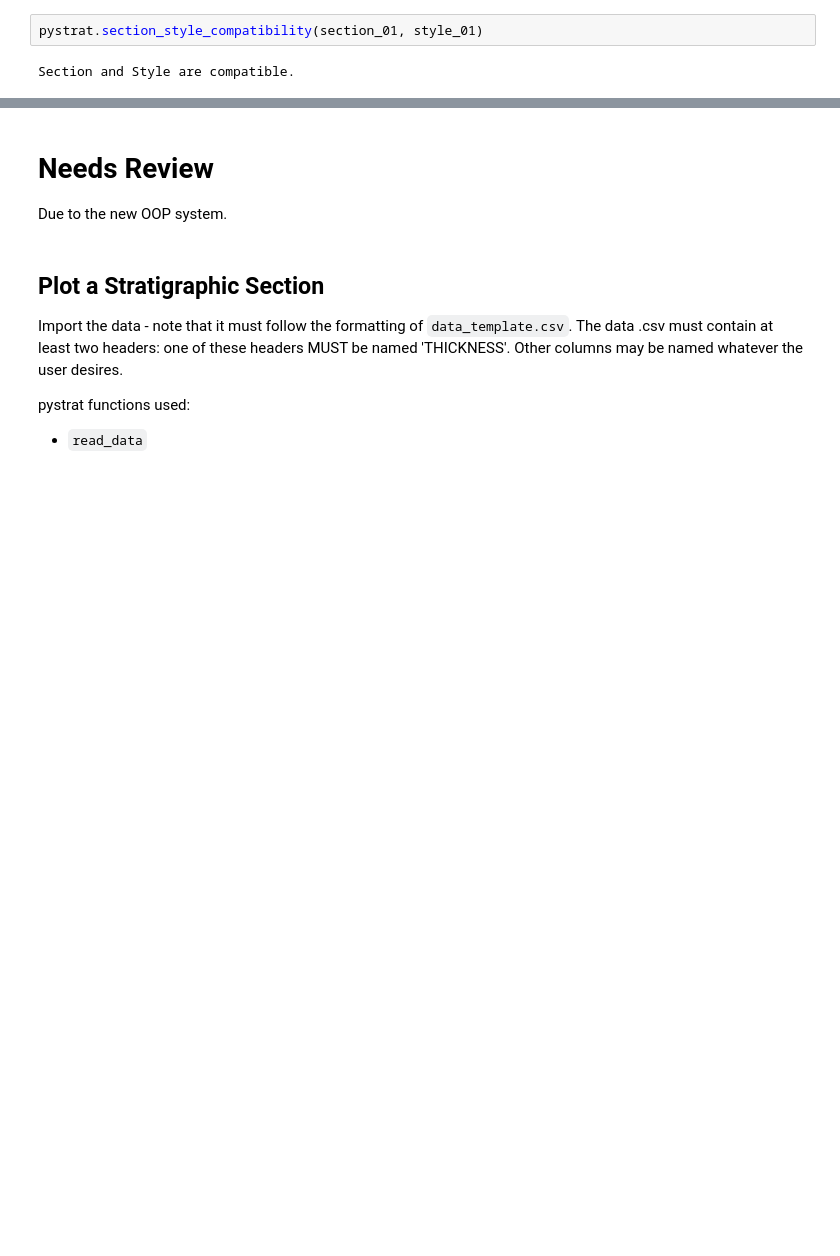
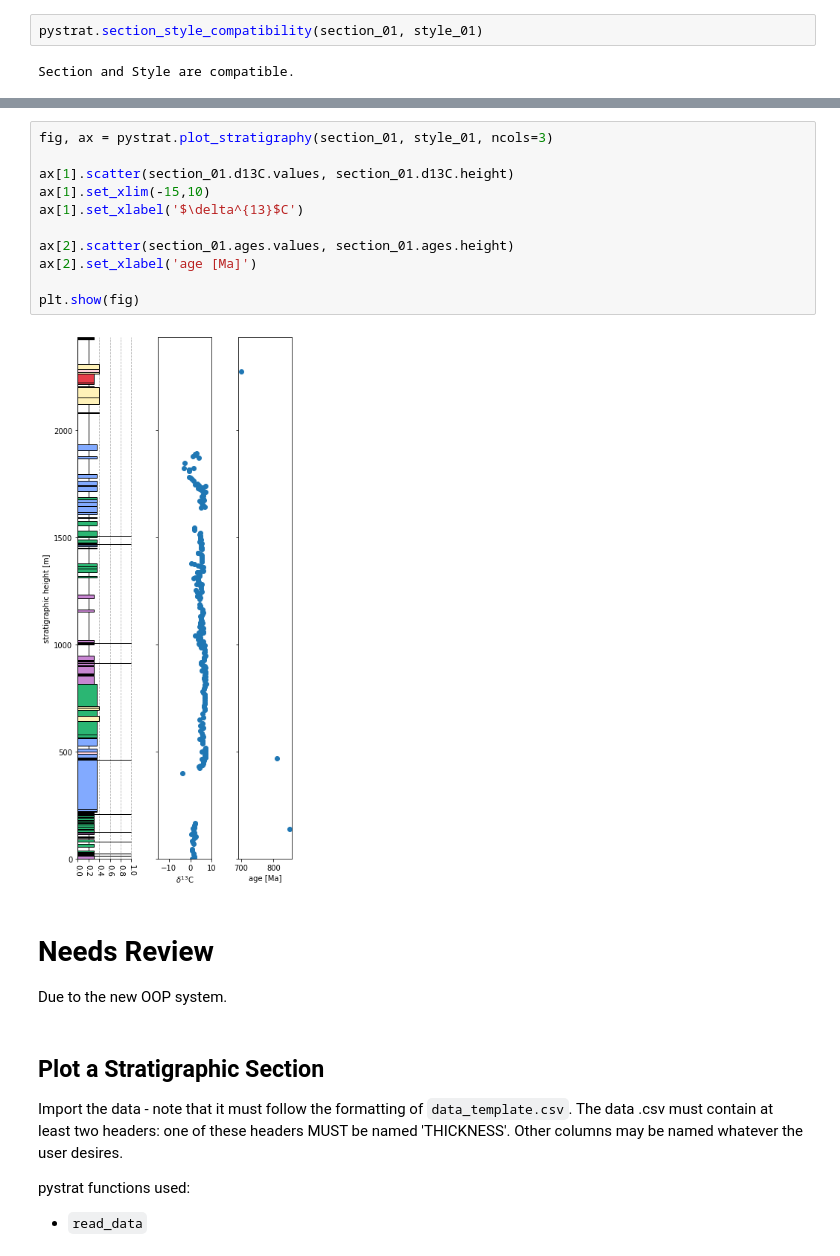
Before and after one commit to yuempark/pystrat, a Jupyter notebook: pystrat-tutorial.ipynb, the cells around one changed output, grey strips where cells are left out. Saved outputs shown, nothing was run; the diff lists cells and outputs as text; blank space fills up the shorter version.

```diff
--- a/pystrat-tutorial.ipynb
+++ b/pystrat-tutorial.ipynb
@@ -295,3 +319,16 @@ Section and Style are compatible.
+# %%
+fig, ax = pystrat.plot_stratigraphy(section_01, style_01, ncols=3)
+
+ax[1].scatter(section_01.d13C.values, section_01.d13C.height)
+ax[1].set_xlim(-15,10)
+ax[1].set_xlabel('$\delta^{13}$C')
+
+ax[2].scatter(section_01.ages.values, section_01.ages.height)
+ax[2].set_xlabel('age [Ma]')
+
+plt.show(fig)
+# %% [output]
+[figure, added]
 # %% [markdown]
 # Needs Review
 
```
Also changed, not shown: parts of 10 cells of this notebook, 1 other file.
